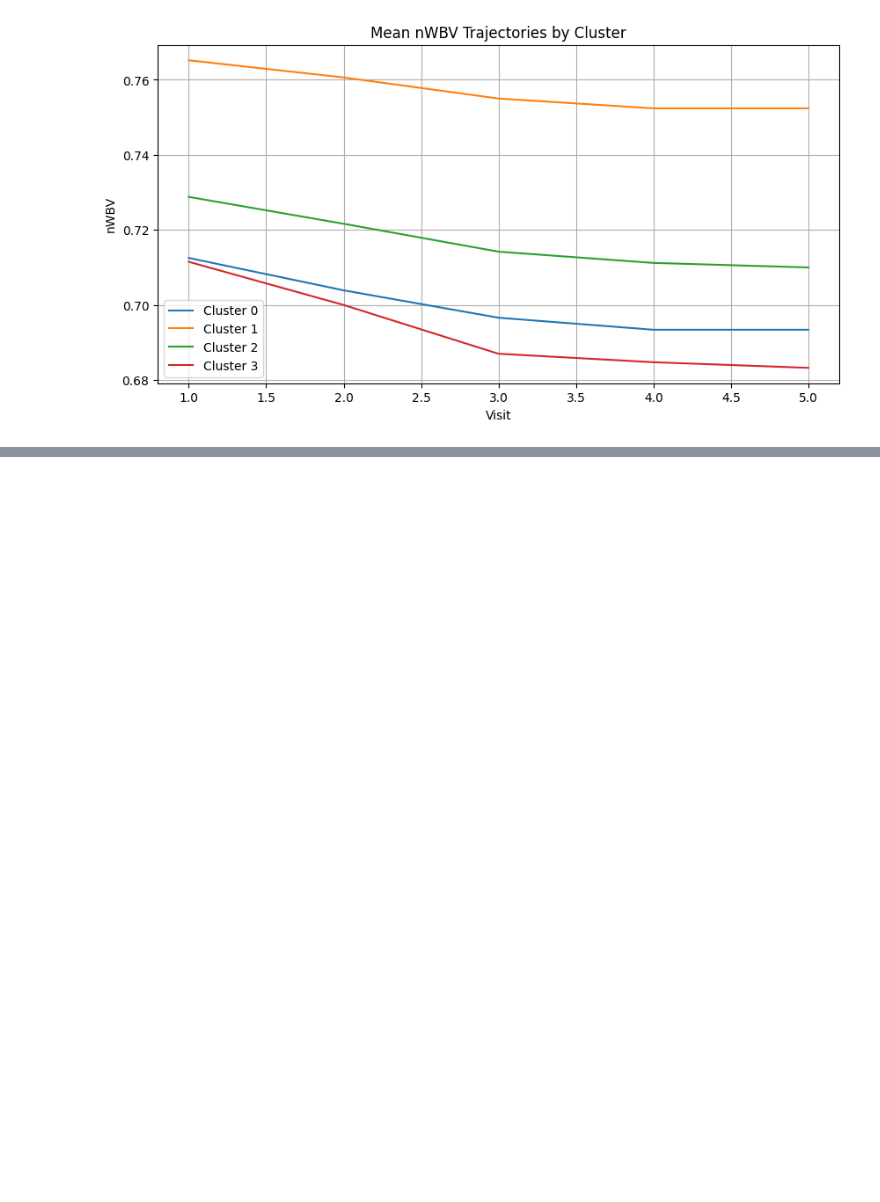
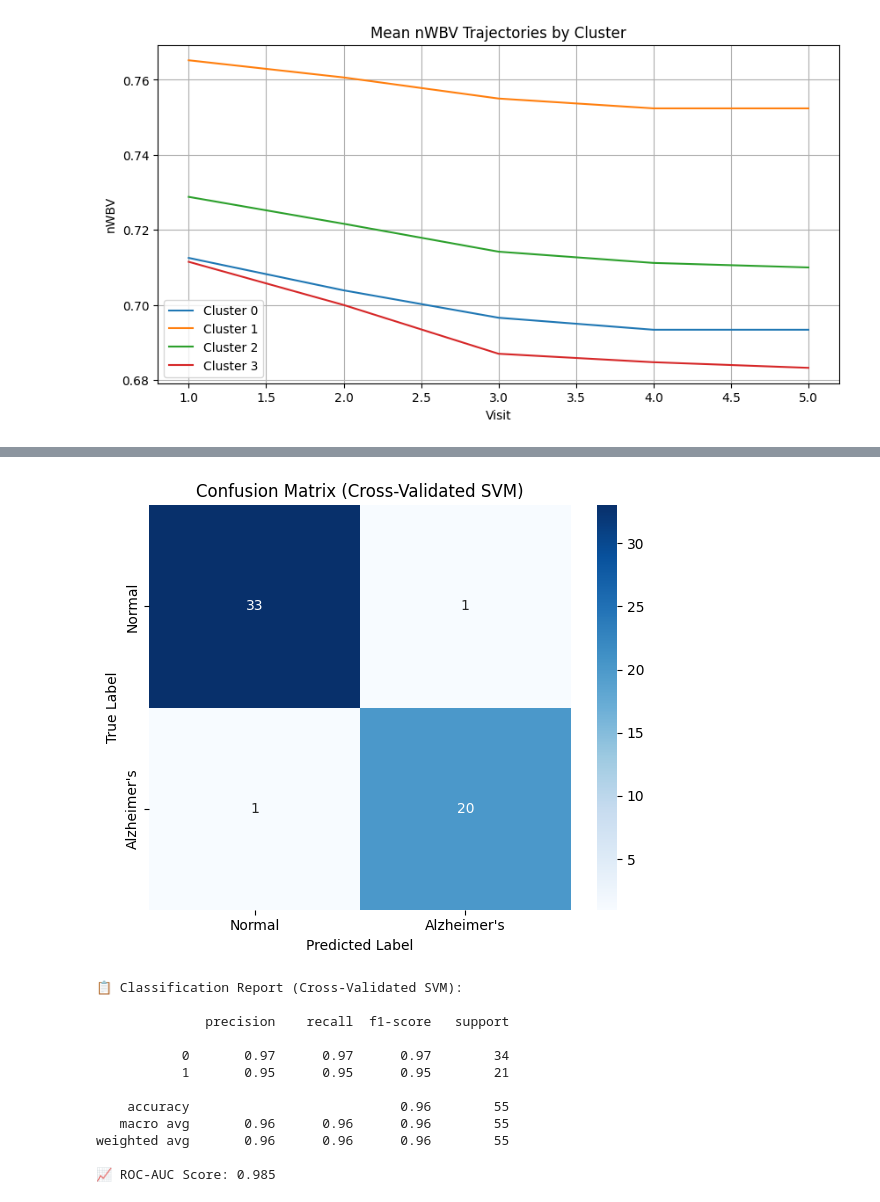
Before and after one commit to mirza019/Temporal_Clustering_in_Dynamic_Medical_Datasets, a Jupyter notebook: Temporal_Clustering_in_Dynamic_Medical_Datasets.ipynb, the cells around one changed output, grey strips where cells are left out. Drawn from its saved outputs; the diff is of its cells as text; code cells hidden in the pictures; blank space fills up the shorter version.

```diff
--- a/Temporal_Clustering_in_Dynamic_Medical_Datasets.ipynb
+++ b/Temporal_Clustering_in_Dynamic_Medical_Datasets.ipynb
@@ -166,0 +293,34 @@ k = 6, Silhouette Score = 0.25
+# %%
+# Nicely formatted output for classification report, confusion matrix, and ROC-AUC
+
+import seaborn as sns
+import matplotlib.pyplot as plt
+from sklearn.metrics import ConfusionMatrixDisplay
+
+# Display confusion matrix as heatmap
+plt.figure(figsize=(6, 5))
+sns.heatmap(conf_matrix_cv, annot=True, fmt="d", cmap="Blues", xticklabels=["Normal", "Alzheimer's"], yticklabels=["Normal", "Alzheimer's"])
+plt.title("Confusion Matrix (Cross-Validated SVM)")
+plt.xlabel("Predicted Label")
+plt.ylabel("True Label")
+plt.tight_layout()
+plt.show()
+
+# Print detailed classification report and ROC-AUC
+print("📋 Classification Report (Cross-Validated SVM):\n")
+print(class_report_cv)
+print(f"📈 ROC-AUC Score: {roc_auc_cv:.3f}")
+# %% [output]
+[figure, added]
+📋 Classification Report (Cross-Validated SVM):
+
+              precision    recall  f1-score   support
+
+           0       0.97      0.97      0.97        34
+           1       0.95      0.95      0.95        21
+
+    accuracy                           0.96        55
+   macro avg       0.96      0.96      0.96        55
+weighted avg       0.96      0.96      0.96        55
+
+📈 ROC-AUC Score: 0.985
```
Also changed, not shown: parts of 4 cells of this notebook.
